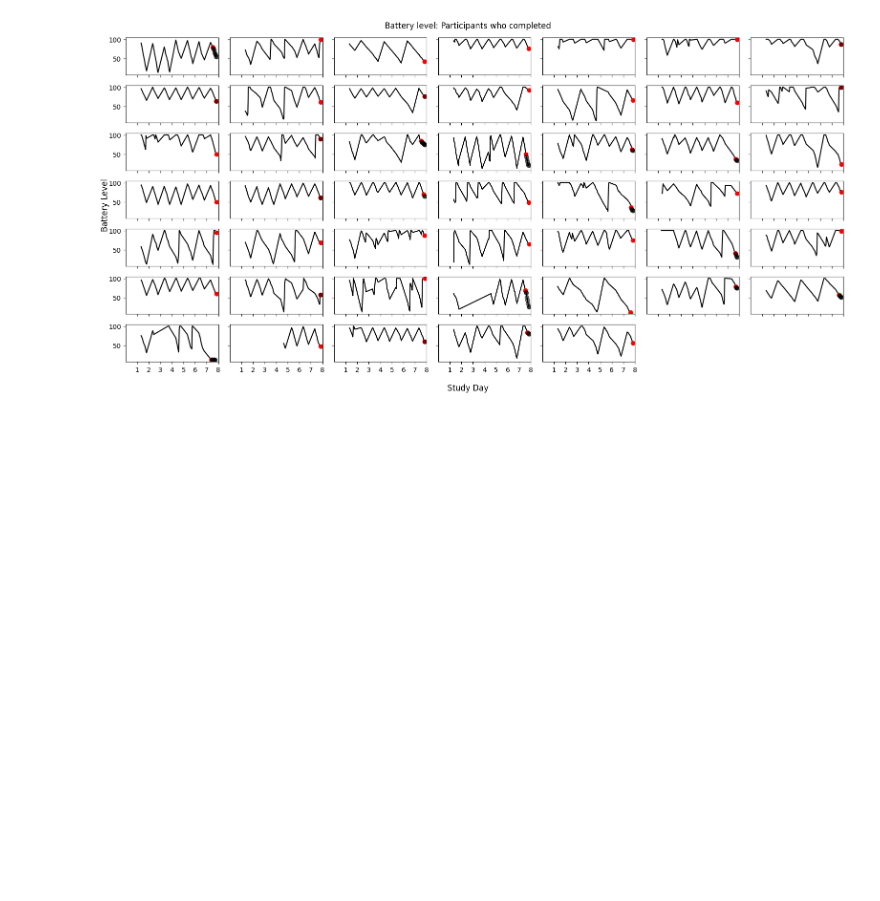
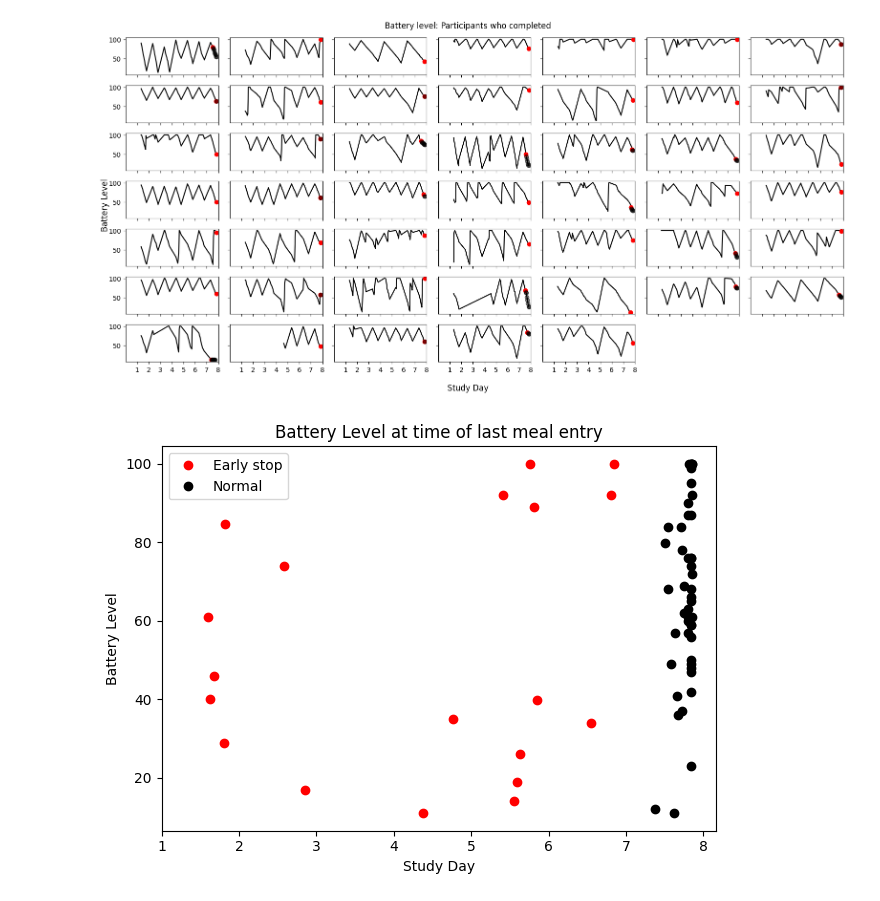
Before and after one commit to richard-lane/seaco_malaysia, a Jupyter notebook: battery_level_2.ipynb, the cells around one changed output. Cells and saved outputs as stored; diff of their text form; code cells hidden in the pictures; blank space fills up the shorter version.

Commit message:
viol plot of finishing battery level

```diff
--- a/battery_level_2.ipynb
+++ b/battery_level_2.ipynb
@@ -168,6 +171,7 @@ from scipy.interpolate import interp1d
 
 fig, axes = plt.subplots(4, 5, sharex=True, sharey=True, figsize=(16, 8))
 
+last_entry_early = []
 for axis, p_id in zip(axes.flat, unique_pid_df[unique_pid_df["early_stop"]].index):
     battery_slice = battery_df[battery_df["p_id"] == p_id]
     meal_slice = meal_df[meal_df["p_id"] == p_id]
@@ -198,6 +202,7 @@ for axis, p_id in zip(axes.flat, unique_pid_df[unique_pid_df["early_stop"]].inde
         interp_y = battery_slice["battery_lvl"].iloc[-1]
         interp_fcn = lambda x: battery_slice["battery_lvl"].iloc[-1]
     axis.plot(last_pos, interp_y, "ro")
+    last_entry_early.append([last_pos, interp_y])
 
     # Find subsequent negative entries
     subsequent_times = meal_slice[meal_slice["delta"].dt.total_seconds() > last_pos][
@@ -252,6 +257,7 @@ from tqdm import tqdm
 
 fig, axes = plt.subplots(7, 7, sharex=True, sharey=True, figsize=(16, 8))
 
+last_entry_normal = []
 for axis, p_id in tqdm(
     zip(axes.flat[:-2], unique_pid_df[~unique_pid_df["early_stop"]].index), total=47
 ):
@@ -284,6 +290,7 @@ for axis, p_id in tqdm(
         interp_y = battery_slice["battery_lvl"].iloc[-1]
         interp_fcn = lambda x: battery_slice["battery_lvl"].iloc[-1]
     axis.plot(last_pos, interp_y, "ro")
+    last_entry_normal.append([last_pos, interp_y])
 
     # Find subsequent negative entries
     subsequent_times = meal_slice[meal_slice["delta"].dt.total_seconds() > last_pos][
@@ -305,11 +312,11 @@ for axis, p_id in tqdm(
         pd.to_timedelta("7 days").total_seconds(),
     )
 
-    # Label in days
-    axis.set_xticks(
-        pd.to_timedelta([f"{i} days" for i in range(1, 9)]).total_seconds(),
-        range(1, 9),
-    )
+# Label in days
+axis.set_xticks(
+    pd.to_timedelta([f"{i} days" for i in range(1, 9)]).total_seconds(),
+    range(1, 9),
+)
 
 for axis in axes.flat[-2:]:
     axis.set_visible(False)
@@ -329,0 +332,35 @@ Scatter plot of battery level at the last entry vs time
+# %%
+"""
+Scatter plot of battery level at the last entry vs time
+
+"""
+
+fig, axis = plt.subplots()
+
+axis.plot(
+    [i[0] for i in last_entry_early],
+    [i[1] for i in last_entry_early],
+    "ro",
+    label="Early stop",
+)
+axis.plot(
+    [i[0] for i in last_entry_normal],
+    [i[1] for i in last_entry_normal],
+    "ko",
+    label="Normal",
+)
+
+axis.set_xticks(
+    pd.to_timedelta([f"{i} days" for i in range(1, 9)]).total_seconds(),
+    range(1, 9),
+)
+axis.set_xlabel("Study Day")
+axis.set_ylabel("Battery Level")
+axis.set_title("Battery Level at time of last meal entry")
+
+axis.legend()
+
+fig.tight_layout()
+fig.savefig(f"{img_dir}/battery_lvl_last_entry.png")
+# %% [output]
+[figure, added]
```
Also changed, not shown: parts of 4 cells of this notebook.
